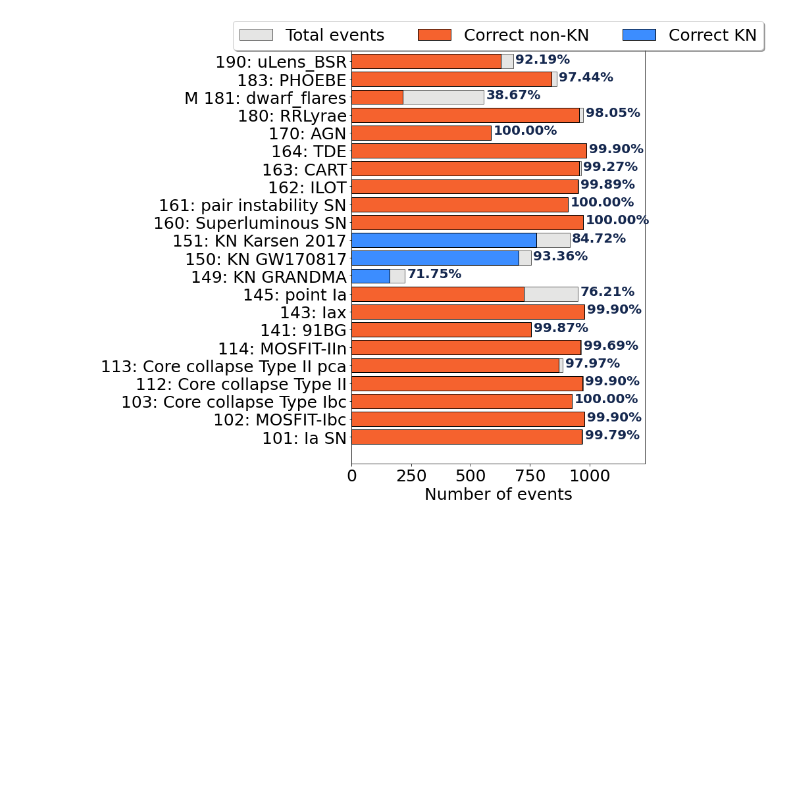
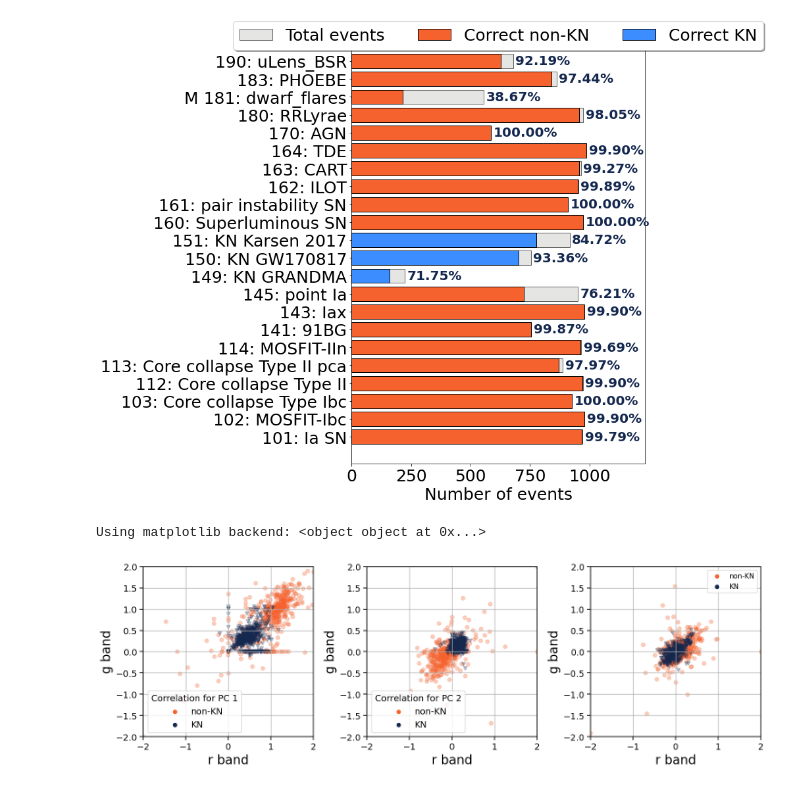
Before and after one commit to b-biswas/kndetect, a Jupyter notebook: notebooks/train_on_complete_lc.ipynb, the cells around one changed output. Saved outputs shown, nothing was run; the diff lists cells and outputs as text; code cells hidden in the pictures; blank space fills up the shorter version.

Commit message:
Correlation plots (#37)
* code for correlation plots

* test band correlation plot

* added seaborn + plot formatting

* new plots and results

```diff
--- a/notebooks/train_on_complete_lc.ipynb
+++ b/notebooks/train_on_complete_lc.ipynb
@@ -25,15 +25,21 @@ from kndetect.training import append_y_true_col
 pcs = load_pcs()
 data_dir = get_data_dir_path()
 # %%
-use_already_trained_features = False
-use_already_trained_models = False
+use_already_trained_features = True
+use_already_trained_models = True
 mimic_alerts = False
-save_data = True
+save_data = False
+save_results_plots = True
+sub_directory=None
 
 if mimic_alerts:
     sub_directory = "partial"
 else:
     sub_directory = "complete"
+
+plot_path_prefix=None
+if save_results_plots:
+    plot_path_prefix = sub_directory
 # %%
 if use_already_trained_features:
     train_features_df = pd.read_csv(os.path.join(data_dir, sub_directory, "train_features.csv"),index_col=0)
@@ -180,0 +191,6 @@ plot_contamination_statistics(ax, filtered, [149,150,151])
+# %%
+%matplotlib
+plot_band_correlation(train_features_df, bands=['g','r'], x_limits=[-2,2], y_limits=[-2,2], num_kn_points=500, num_non_kn_points=500, save_fig_prefix=plot_path_prefix)
+# %% [output]
+Using matplotlib backend: <object object at 0x...>
+[figure, added]
```
Also changed, not shown: parts of 6 cells of this notebook, 12 other files.
